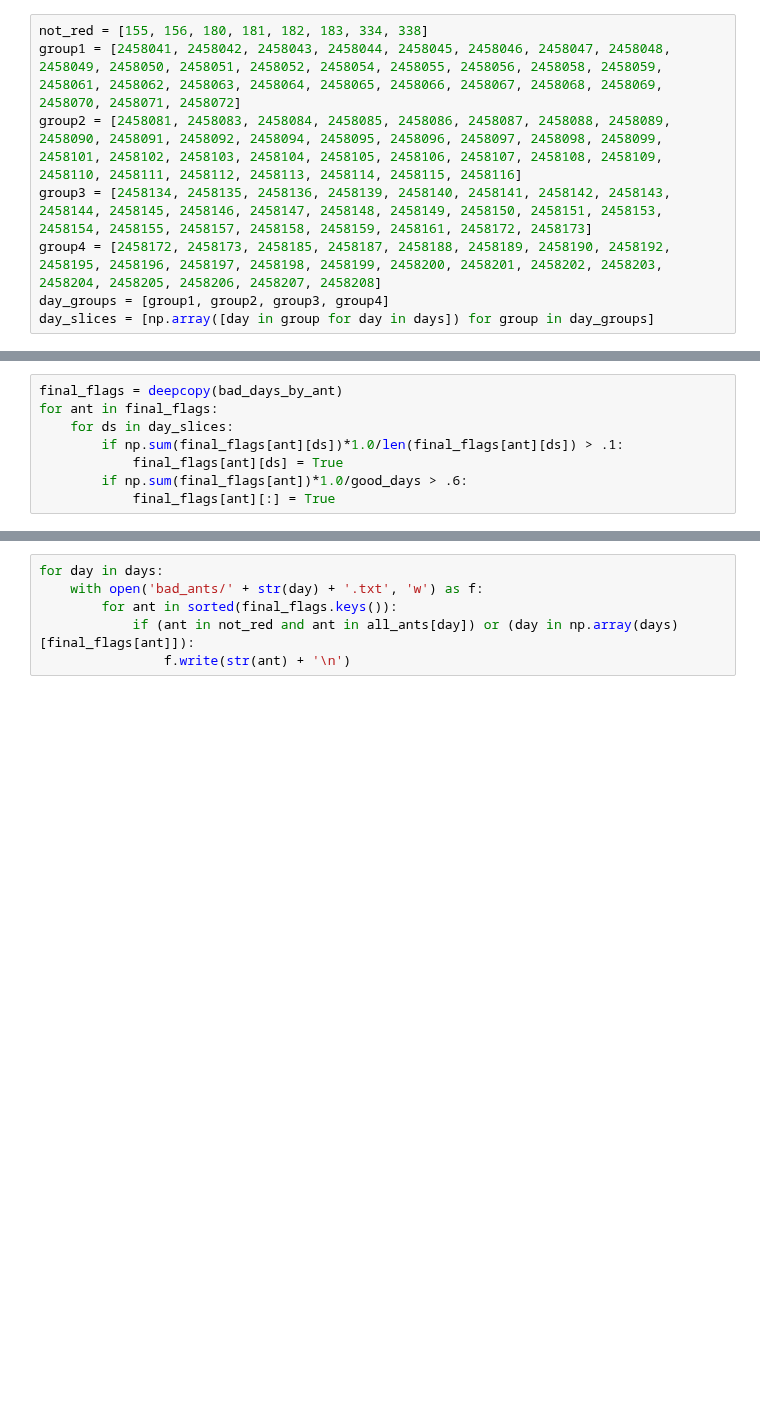
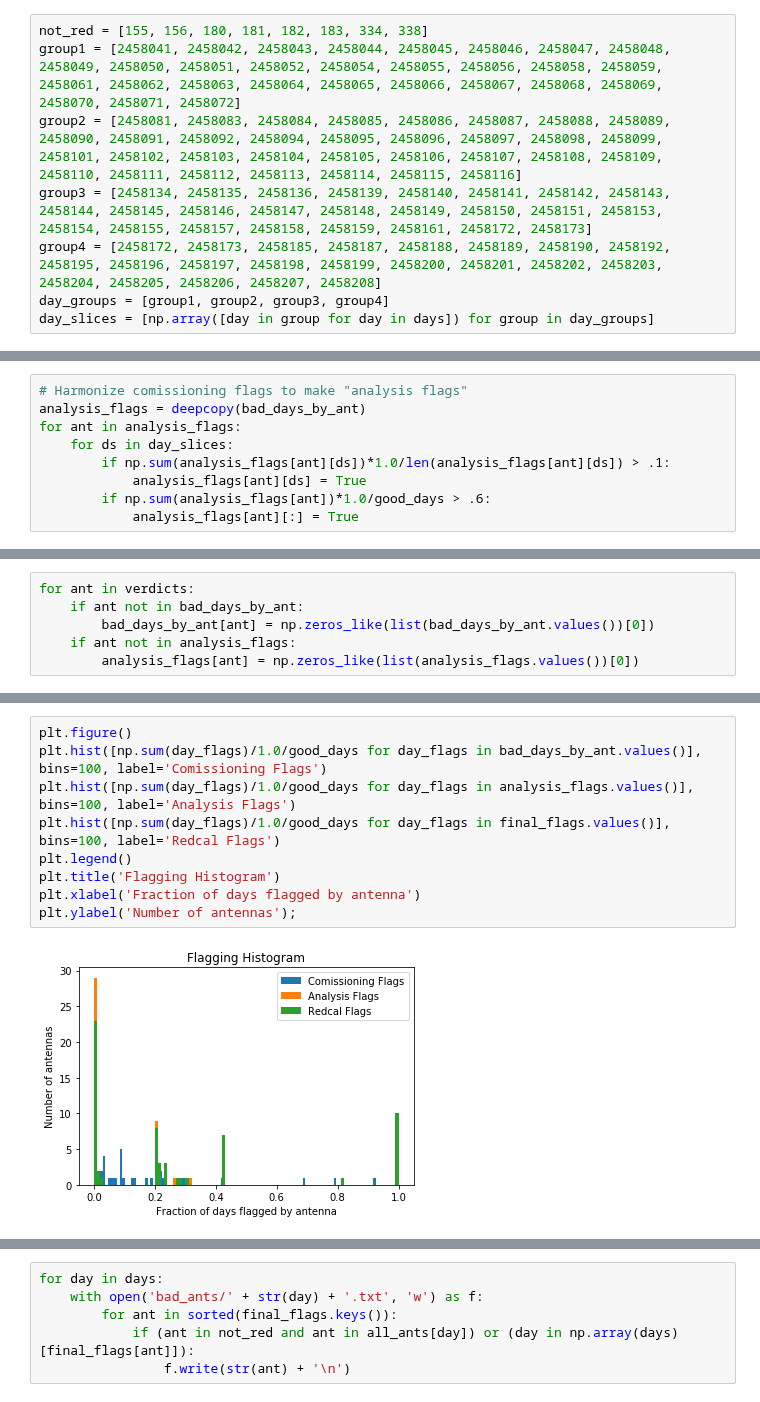
Before and after one commit to HERA-Team/hera_opm, a Jupyter notebook: pipelines/h1c/idr3/v1/Bad_Ants.ipynb, the cells around one changed output, grey strips where cells are left out. Saved outputs shown, nothing was run; the diff lists cells and outputs as text; blank space fills up the shorter version.

```diff
--- a/pipelines/h1c/idr3/v1/Bad_Ants.ipynb
+++ b/pipelines/h1c/idr3/v1/Bad_Ants.ipynb
@@ -52,8 +60,9 @@ plt.xlabel('JD - 2458000');
 # %%
-final_flags = deepcopy(bad_days_by_ant)
-for ant in final_flags:
+# Harmonize comissioning flags to make "analysis flags"
+analysis_flags = deepcopy(bad_days_by_ant)
+for ant in analysis_flags:
     for ds in day_slices:
-        if np.sum(final_flags[ant][ds])*1.0/len(final_flags[ant][ds]) > .1:
-            final_flags[ant][ds] = True
-        if np.sum(final_flags[ant])*1.0/good_days > .6:
-            final_flags[ant][:] = True
+        if np.sum(analysis_flags[ant][ds])*1.0/len(analysis_flags[ant][ds]) > .1:
+            analysis_flags[ant][ds] = True
+        if np.sum(analysis_flags[ant])*1.0/good_days > .6:
+            analysis_flags[ant][:] = True
@@ -59,0 +113,6 @@ for ant in final_flags:
+# %%
+for ant in verdicts:
+    if ant not in bad_days_by_ant:
+        bad_days_by_ant[ant] = np.zeros_like(list(bad_days_by_ant.values())[0])
+    if ant not in analysis_flags:
+        analysis_flags[ant] = np.zeros_like(list(analysis_flags.values())[0])
@@ -100,0 +192,11 @@ Total Redundant Antenna Days After Analysis Cuts: 4868
+# %%
+plt.figure()
+plt.hist([np.sum(day_flags)/1.0/good_days for day_flags in bad_days_by_ant.values()], bins=100, label='Comissioning Flags')
+plt.hist([np.sum(day_flags)/1.0/good_days for day_flags in analysis_flags.values()], bins=100, label='Analysis Flags')
+plt.hist([np.sum(day_flags)/1.0/good_days for day_flags in final_flags.values()], bins=100, label='Redcal Flags')
+plt.legend()
+plt.title('Flagging Histogram')
+plt.xlabel('Fraction of days flagged by antenna')
+plt.ylabel('Number of antennas');
+# %% [output]
+[figure, added]
```
Also changed, not shown: parts of 14 cells of this notebook.
